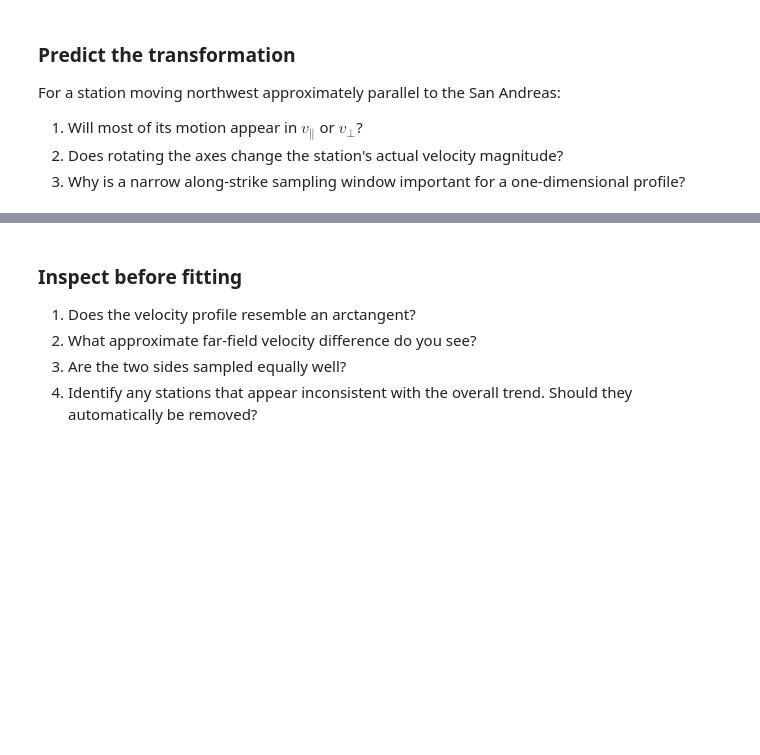
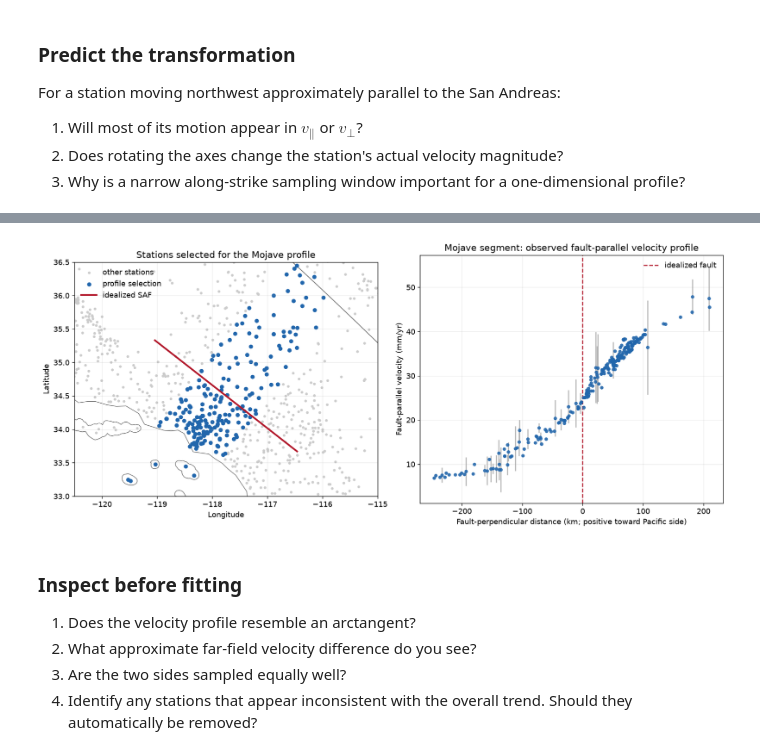
Before and after one commit to amtseismo/EPS166, a Jupyter notebook: notebooks/04_seismic_cycle.ipynb, the cells around one changed output, grey strips where cells are left out. Saved outputs shown, nothing was run; the diff lists cells and outputs as text; code cells hidden in the pictures; blank space fills up the shorter version.

Commit message:
mojave and beyond

```diff
--- a/notebooks/04_seismic_cycle.ipynb
+++ b/notebooks/04_seismic_cycle.ipynb
@@ -296,33 +359,35 @@ display(carrizo[["station", "lon", "lat", "x_perp_km", "x_parallel_km", "v_paral
 # %%
 fig, axes = plt.subplots(1, 2, figsize=(14, 6))
 
 ax = axes[0]
 add_state_outlines(ax)
-ax.scatter(carrizo_all.lon, carrizo_all.lat, s=8, color="0.8", label="other stations")
-ax.scatter(carrizo.lon, carrizo.lat, s=25, color="#2166ac", label="profile selection")
+ax.scatter(mojave_all.lon, mojave_all.lat, s=8, color="0.8", label="other stations")
+ax.scatter(mojave.lon, mojave.lat, s=25, color="#2166ac", label="profile selection")
 
 # Plot the idealized straight fault segment through the origin.
-strike = np.deg2rad(CARRIZO["strike_deg"])
+strike = np.deg2rad(MOJAVE["strike_deg"])
 lengths = np.array([-150, 150])
 fault_e = lengths*np.sin(strike)
 fault_n = lengths*np.cos(strike)
-fault_lon = CARRIZO["origin_lon"] + np.rad2deg(fault_e/(EARTH_RADIUS_KM*np.cos(np.deg2rad(CARRIZO["origin_lat"]))))
-fault_lat = CARRIZO["origin_lat"] + np.rad2deg(fault_n/EARTH_RADIUS_KM)
+fault_lon = MOJAVE["origin_lon"] + np.rad2deg(fault_e/(EARTH_RADIUS_KM*np.cos(np.deg2rad(MOJAVE["origin_lat"]))))
+fault_lat = MOJAVE["origin_lat"] + np.rad2deg(fault_n/EARTH_RADIUS_KM)
 ax.plot(fault_lon, fault_lat, color="#b2182b", lw=2.5, label="idealized SAF")
-ax.set(xlim=(-122.5, -118.0), ylim=(33.5, 37.2), xlabel="Longitude", ylabel="Latitude",
-       title="Stations selected for the Carrizo profile")
-ax.set_aspect(1/np.cos(np.deg2rad(35)))
+ax.set(xlim=(-120.5, -115.0), ylim=(33.0, 36.5), xlabel="Longitude", ylabel="Latitude",
+       title="Stations selected for the Mojave profile")
+ax.set_aspect(1/np.cos(np.deg2rad(34.5)))
 ax.legend(frameon=False)
 
 ax = axes[1]
-ax.errorbar(carrizo.x_perp_km, carrizo.v_parallel, yerr=carrizo.s_parallel,
+ax.errorbar(mojave.x_perp_km, mojave.v_parallel, yerr=mojave.s_parallel,
             fmt="o", ms=4, color="#2166ac", ecolor="0.65", alpha=0.85)
 ax.axvline(0, color="#b2182b", ls="--", lw=1.5, label="idealized fault")
 ax.set(xlabel="Fault-perpendicular distance (km; positive toward Pacific side)",
-       ylabel="Fault-parallel velocity (mm/yr)", title="Observed fault-parallel velocity profile")
+       ylabel="Fault-parallel velocity (mm/yr)", title="Mojave segment: observed fault-parallel velocity profile")
 ax.legend(frameon=False)
 plt.tight_layout()
 plt.show()
+# %% [output]
+[figure, added]
 # %% [markdown]
 ### Inspect before fitting
 
```
Also changed, not shown: parts of 20 cells of this notebook.
